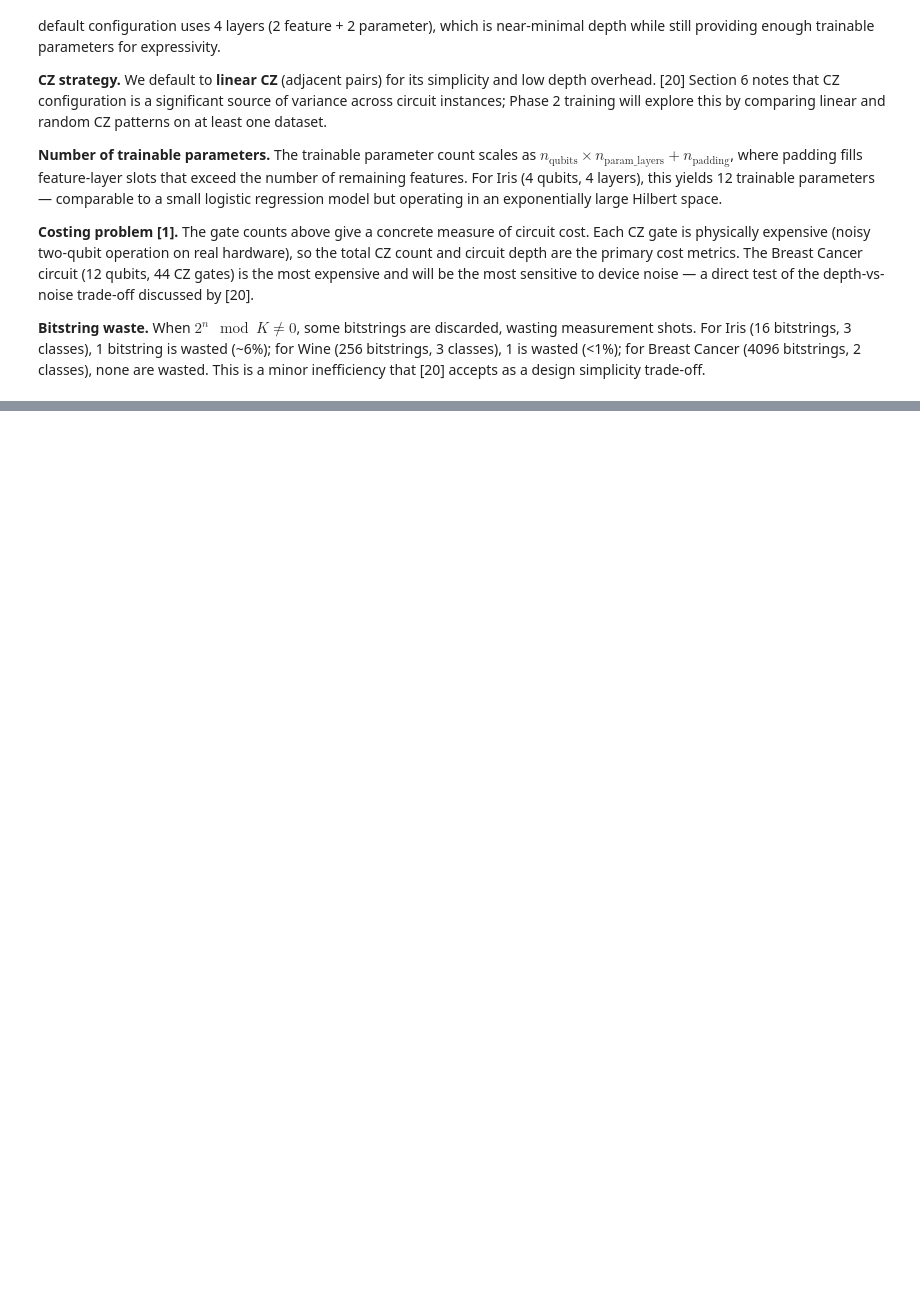
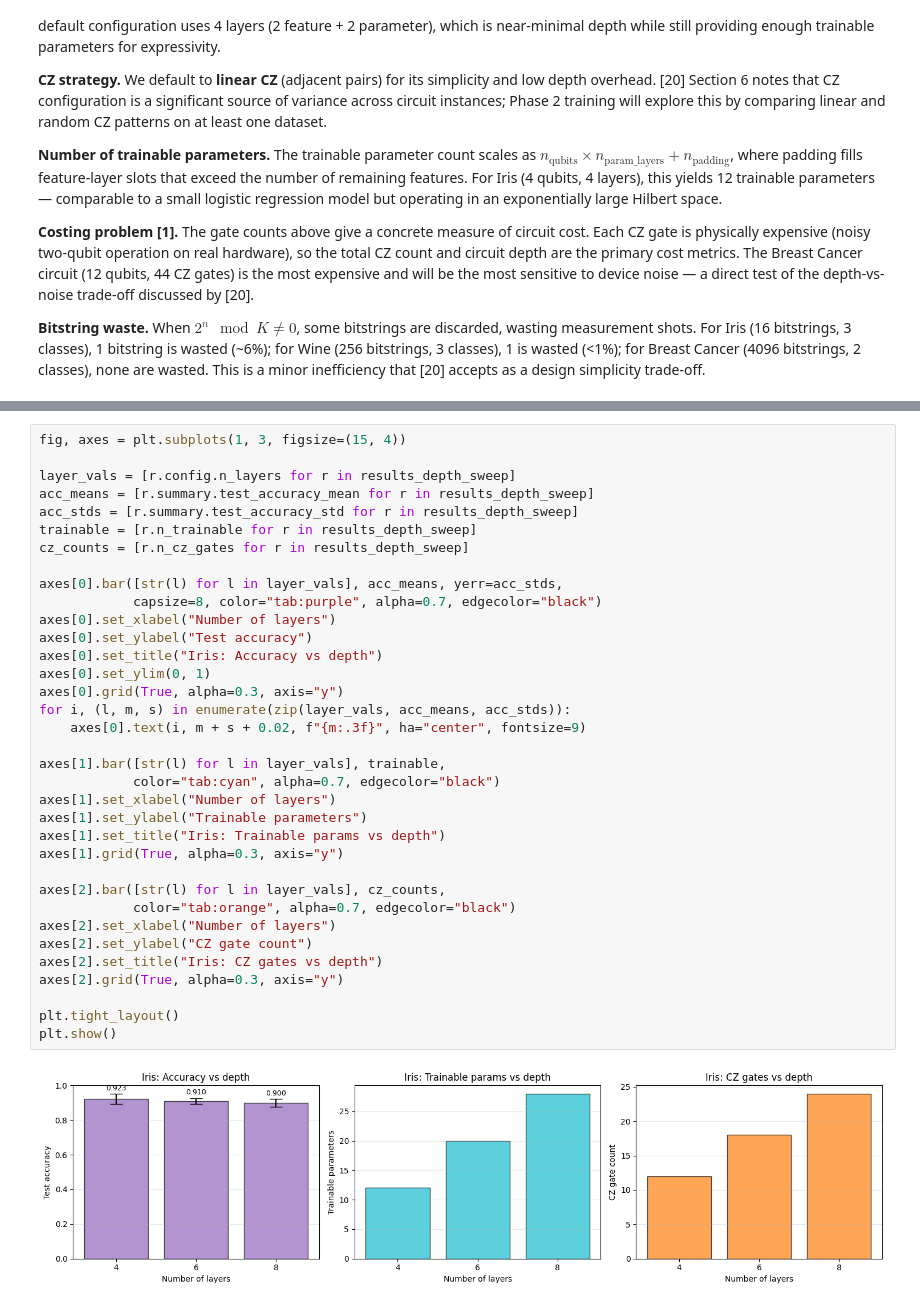
Before and after one commit to gelbh/comp47950-qml-project, a Jupyter notebook: notebooks/qml_project.ipynb, the cells around one changed output, grey strips where cells are left out. Drawn from its saved outputs; the diff is of its cells as text; blank space fills up the shorter version.

```diff
--- a/notebooks/qml_project.ipynb
+++ b/notebooks/qml_project.ipynb
@@ -387,0 +918,37 @@ pd.DataFrame(rows).set_index("Dataset")
+# %%
+fig, axes = plt.subplots(1, 3, figsize=(15, 4))
+
+layer_vals = [r.config.n_layers for r in results_depth_sweep]
+acc_means = [r.summary.test_accuracy_mean for r in results_depth_sweep]
+acc_stds = [r.summary.test_accuracy_std for r in results_depth_sweep]
+trainable = [r.n_trainable for r in results_depth_sweep]
+cz_counts = [r.n_cz_gates for r in results_depth_sweep]
+
+axes[0].bar([str(l) for l in layer_vals], acc_means, yerr=acc_stds,
+            capsize=8, color="tab:purple", alpha=0.7, edgecolor="black")
+axes[0].set_xlabel("Number of layers")
+axes[0].set_ylabel("Test accuracy")
+axes[0].set_title("Iris: Accuracy vs depth")
+axes[0].set_ylim(0, 1)
+axes[0].grid(True, alpha=0.3, axis="y")
+for i, (l, m, s) in enumerate(zip(layer_vals, acc_means, acc_stds)):
+    axes[0].text(i, m + s + 0.02, f"{m:.3f}", ha="center", fontsize=9)
+
+axes[1].bar([str(l) for l in layer_vals], trainable,
+            color="tab:cyan", alpha=0.7, edgecolor="black")
+axes[1].set_xlabel("Number of layers")
+axes[1].set_ylabel("Trainable parameters")
+axes[1].set_title("Iris: Trainable params vs depth")
+axes[1].grid(True, alpha=0.3, axis="y")
+
+axes[2].bar([str(l) for l in layer_vals], cz_counts,
+            color="tab:orange", alpha=0.7, edgecolor="black")
+axes[2].set_xlabel("Number of layers")
+axes[2].set_ylabel("CZ gate count")
+axes[2].set_title("Iris: CZ gates vs depth")
+axes[2].grid(True, alpha=0.3, axis="y")
+
+plt.tight_layout()
+plt.show()
+# %% [output]
+[figure, added]
```
Also changed, not shown: parts of 59 cells of this notebook.
